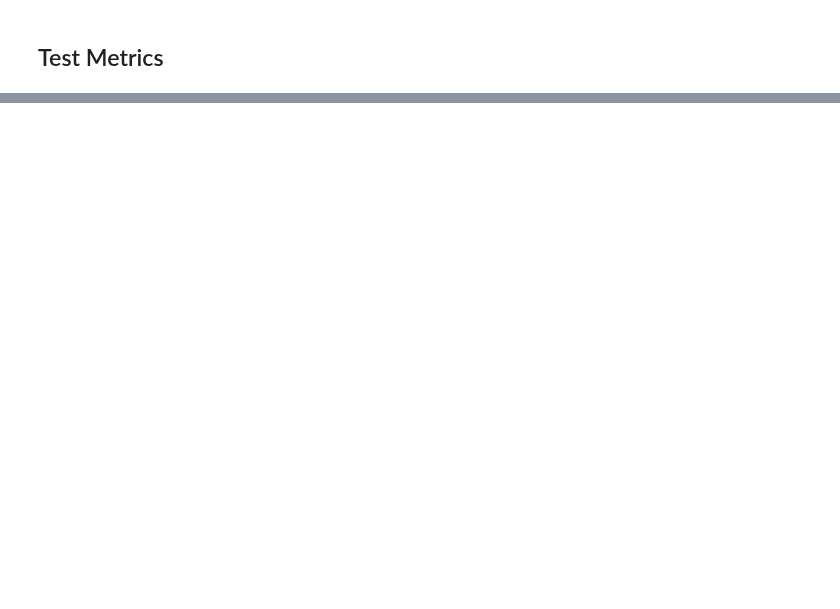
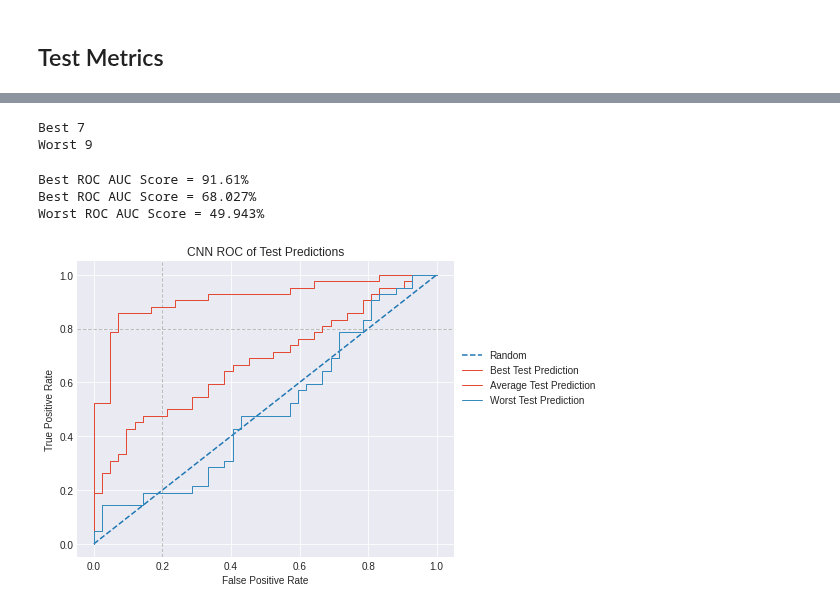
Before and after one commit to staceybeck/teambrainiac, a Jupyter notebook: source/DL/metrics/VisualizationCreation.ipynb, the cells around one changed output, grey strips where cells are left out. Drawn from its saved outputs; the diff is of its cells as text; code cells hidden in the pictures; blank space fills up the shorter version.

```diff
--- a/source/DL/metrics/VisualizationCreation.ipynb
+++ b/source/DL/metrics/VisualizationCreation.ipynb
@@ -125,5 +106,4 @@ alt.Chart(second_training_round).mark_boxplot(extent='min-max', size=35).encode(
 # %% [markdown]
 ## Test Metrics
 # %%
-test = pickle.load(open('/content/gdrive/My Drive/metrics_dict_test_2.pkl', 'rb'))
-test
+test = pickle.load(open('./data/test_metrics.pkl', 'rb'))
@@ -187,0 +126,63 @@ For Validation and Testing
+# %%
+best_index, worst_index = find_best_worst_index(test)
+print('Best', best_index)
+print('Worst', worst_index)
+# %% [output]
+Best 7
+Worst 9
+# %%
+best_preds = process_predictions(test, best_index)
+mid_preds = process_predictions(test, 11)
+worst_preds = process_predictions(test, worst_index)
+# %%
+from sklearn.metrics import roc_auc_score, roc_curve
+import matplotlib.pyplot as plt
+
+# Label Objects
+true_label = best_preds['True Label']
+best_probs = best_preds['Prediction']
+mid_probs = mid_preds['Prediction']
+worst_probs = worst_preds['Prediction']
+random_probs = [0 for _ in range(len(true_label))]
+
+# Calculate AUC scores
+best_auc = roc_auc_score(true_label, best_probs)
+mid_auc = roc_auc_score(true_label, mid_probs)
+worst_auc = roc_auc_score(true_label,worst_probs)
+print(f'Best ROC AUC Score = {best_auc*100:{.5}}%')
+print(f'Best ROC AUC Score = {mid_auc*100:{.5}}%')
+print(f'Worst ROC AUC Score = {worst_auc*100:{.5}}%\n')
+
+# Creat Plot
+random_fpr, random_tpr, _ = roc_curve(true_label, random_probs)
+best_fpr, best_tpr, _ = roc_curve(true_label, best_probs)
+mid_fpr, mid_tpr, _ = roc_curve(true_label, mid_probs)
+worst_fpr, worst_tpr, _ = roc_curve(true_label, worst_probs)
+
+# Change the style of plot
+fig = plt.figure(figsize = (8, 5))
+plt.style.use('seaborn-darkgrid')
+plt.axhline(0.8, c='gray', ls="--", lw=1, alpha=0.5)
+plt.axvline(0.2, c='gray', ls="--", lw=1, alpha=0.5)
+
+# plot the roc curve for the model
+plt.plot(random_fpr, random_tpr, linestyle='--', label='Random')
+plt.plot(best_fpr, best_tpr, marker='', label='Best Test Prediction', color = '#e24a33', lw = 1)
+plt.plot(mid_fpr, mid_tpr, marker='', label='Average Test Prediction', color = '#e24a33', lw = 1)
+plt.plot(worst_fpr, worst_tpr, marker='', label='Worst Test Prediction', color = "#348abd", lw = 1)
+
+
+# # axis labels
+plt.xlabel('False Positive Rate')
+plt.ylabel('True Positive Rate')
+plt.title(f"CNN ROC of Test Predictions")
+lgd = plt.legend(loc=(1.01, 0.5))
+
+roc_plot = plt.tight_layout()
+
+roc_plot
+# %% [output]
+Best ROC AUC Score = 91.61%
+Best ROC AUC Score = 68.027%
+Worst ROC AUC Score = 49.943%
+[figure, added]
```
Also changed, not shown: parts of 17 cells of this notebook.
